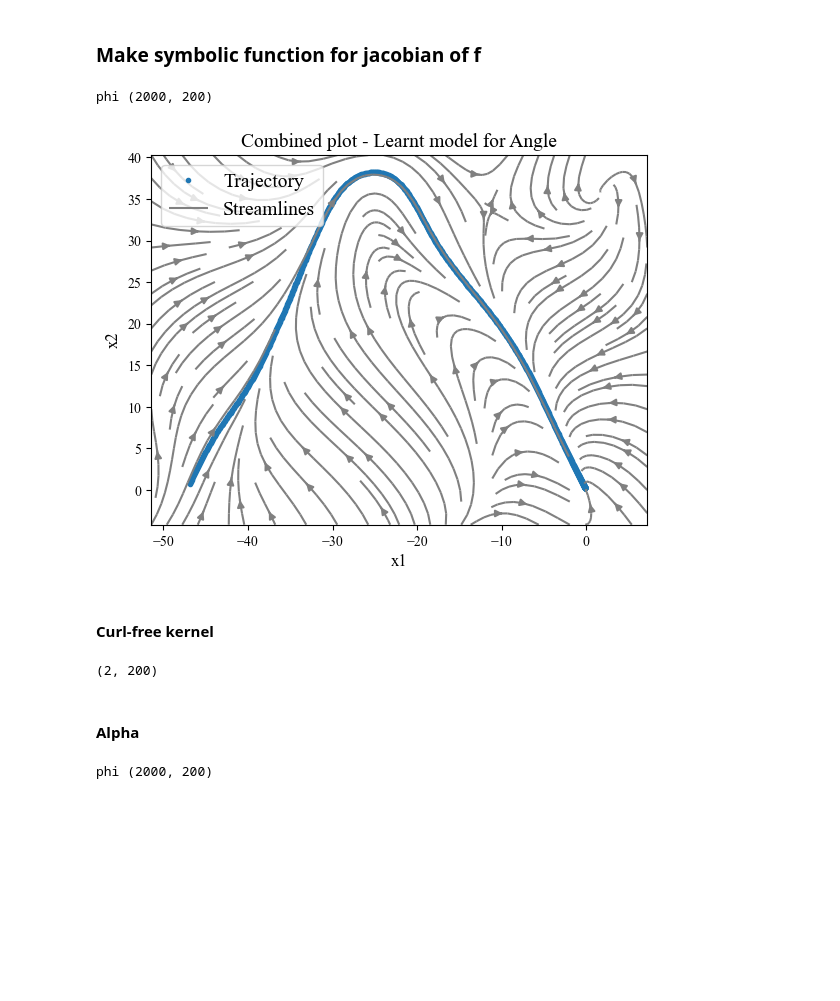
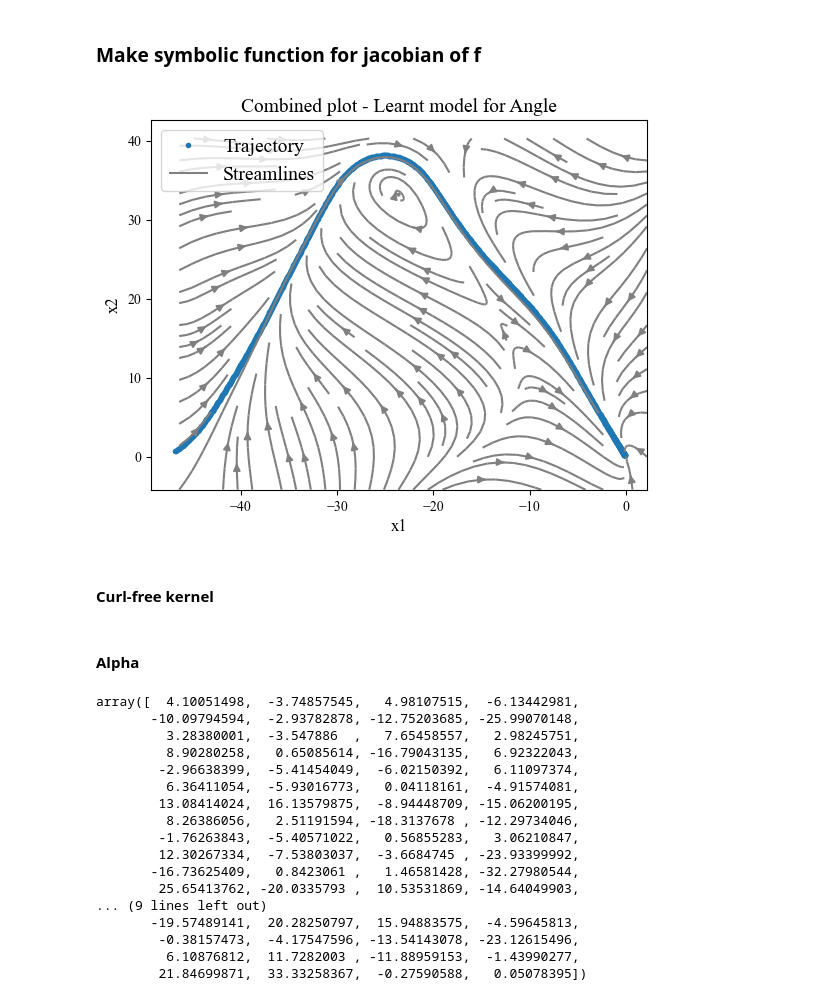
Before and after one commit to helenatp/tpk4960, a Jupyter notebook: src/LASA_handwriting.ipynb, the cells around one changed output. Saved outputs shown, nothing was run; the diff lists cells and outputs as text; code cells hidden in the pictures; blank space fills up the shorter version.

```diff
--- a/src/LASA_handwriting.ipynb
+++ b/src/LASA_handwriting.ipynb
@@ -293,7 +293,8 @@ num_of_vanish_points = np.size(x_vanish[0])
 capital_phi_z = phi_function(x_vanish, w, b, num_of_vanish_points, num_of_samples, dim_of_function)
 # Calculate P_Psi = LL^T as done by Sindhwani
 capital_phi_z = capital_phi_z.T
-P_Psi = capital_phi_z @ np.linalg.solve((capital_phi_z.T @ capital_phi_z), capital_phi_z.T)
+P_Psi = capital_phi_z @ np.linalg.inv(capital_phi_z.T @ capital_phi_z)@capital_phi_z.T
+#P_Psi = capital_phi_z @ np.linalg.solve((capital_phi_z.T @ capital_phi_z), capital_phi_z.T)
 P_Psi = np.eye(P_Psi[0].size) - P_Psi
 # Fix symmetry of matrix and buffer against numerical noise
 P_Psi = (P_Psi + P_Psi.T) / 2 + (np.eye(P_Psi[0].size)*1e-12)
@@ -341,8 +342,6 @@ def alpha_approx_with_constraint_symbolic(x_vector, y, dim, m, lam, n, mu, contr
     return alpha_var
 # %%
 alpha_symbolic = alpha_approx_with_constraint_symbolic(x_train, y_train, dim_of_function, num_of_samples, lambda_, num_of_points, mu, num_of_contraction_points, L_)
-# %% [output]
-phi (2000, 200)
 # %%
 # Create callable function for learnt dynamics (straight from working note)
 def learnt_model(t, x):
@@ -358,91 +357,85 @@ lower_bound_x1 = axes.get_xlim()[0]
 upper_bound_x1 = axes.get_xlim()[1]
 lower_bound_x2 = axes.get_ylim()[0]
 upper_bound_x2 = axes.get_ylim()[1]
 
 num_of_points_for_plot = 25
 
-x1 = np.linspace(lower_bound_x1-5, upper_bound_x1+5, num_of_points_for_plot)
+x1 = np.linspace(lower_bound_x1, upper_bound_x1, num_of_points_for_plot)
 x2 = np.linspace(lower_bound_x2, upper_bound_x2, num_of_points_for_plot)
 
 # Base point or starting point for each vector of the vector field
 [X1, X2] = np.meshgrid(x1, x2)
 
 t = 0
 u_learnt = np.zeros(X1.shape)
 v_learnt = np.zeros(X1.shape)
 
 for (i,j), value in np.ndenumerate(X1):
     Y_prime = learnt_model(t, np.array([value, X2[i, j]]))
     u_learnt[i,j] = Y_prime[0]
     v_learnt[i,j] = Y_prime[1]
 
 fig_learntmodel = plt.figure(2)
 plt.title('Combined plot - Learnt model for ' + name_of_dataset, fontsize=14)
 plt.plot(data_series[0, :], data_series[1, :], '.', linewidth=0.1)
 plt.streamplot(X1, X2, u_learnt, v_learnt, density = 1.1, color ='gray')
 plt.xlabel('x1', fontsize=12)
 plt.ylabel('x2', fontsize=12)
 plt.legend(['Trajectory', 'Streamlines'], loc = "upper left" , frameon = True , prop ={'size': 14 } )
 fig_learntmodel.show()
 #plt.savefig("../src/figures_plot/lasa_learnt_model.eps", format ="eps")
 # %% [output]
-[figure, old version]
+[figure, new version]
 # %% [markdown]
 #### Curl-free kernel
 # %%
 def psi_curl_free(x, w, b):
-    #[x,y]
     return np.sqrt(2) * np.sin(w.T*x+b)*w.T
 
-def capital_psi_curl_free(x, w, b, m, dim):
-    psi_vector_cf = np.zeros((dim*m, dim))
+def capital_psi_cf(x, w, b, m, dim):
+    psi_vector_cf = np.zeros((m, dim)) # (100,2)
     #([x1,y1],[x2,y2], ..., [x200,y200])
-    for i in range(0,m):
+    for i in range(m):
         psi_element = psi_curl_free(x, w[:,i], b[:,i])
-        psi_vector_cf[i]=psi_element
-    return np.array(psi_vector_cf)
+        psi_vector_cf[i] = psi_element
+    return np.array(psi_vector_cf).T
 
 def phi_function_cf(x, w, b, n, m, dim):
     #([x1,y1],[x2,y2], ..., [x200,y200])
-    phi = np.zeros((dim*n, dim*m))
-    psi_cf = capital_psi_curl_free(x, w, b, m, dim).T
+    phi = np.zeros((dim*n, m)) #(2,100)
+    psi_cf = capital_psi_cf(x, w, b, m, dim) #(2,100)
     phi[dim*0] = psi_cf[0]
     phi[dim*0+1] = psi_cf[1]
-    print(phi.shape)
     return phi
 
 def capital_psi_z_function_cf(x, w, b, m, dim, L):
-    # shape OK
-    psi = capital_psi_curl_free(x, w, b, m, dim)
-    return L.T @ psi
+    psi = capital_psi_cf(x, w, b, m, dim)
+    return L.T @ psi.T
 
 def capital_phi_z_function_cf(x, w, b, n, m, dim, L):
-    phi = np.zeros((dim*n, dim*m))
+    phi = np.zeros((dim*n, m))
     for i in range(0, n):
         psi = capital_psi_z_function_cf(x[:,i], w, b, m, dim, L)
         phi[dim*i] = psi.T[0]
         phi[dim*i+1] = psi.T[1]
-    print('phi', phi.shape)
     return phi
 
 x_vanish = x_train[:,-1]
 num_of_vanish_points = np.size(x_vanish[0])
 capital_phi_z = phi_function_cf(x_vanish, w, b, num_of_vanish_points, num_of_samples, dim_of_function)
 capital_phi_z = capital_phi_z.T
-P_Psi = capital_phi_z @ np.linalg.solve((capital_phi_z.T @ capital_phi_z), capital_phi_z.T)
+P_Psi = capital_phi_z @ np.linalg.inv(capital_phi_z.T @ capital_phi_z)@capital_phi_z.T
 P_Psi = np.eye(P_Psi[0].size) - P_Psi
 P_Psi = (P_Psi + P_Psi.T) / 2 + (np.eye(P_Psi[0].size)*1e-12) # Fix symmetry of matrix and buffer against numerical noise
 L_ = np.linalg.cholesky(P_Psi)
 
 def psi_jacobi_cf(x_vec, w, b, m, dim, L):
-    psi_vector_cf = np.zeros((dim*m, dim))
-    for i in range(0,m):
-        psi_vector_cf[i] = np.sin(w[:, i].T@x_vec + b[:, i])*w[:, i]
+    psi_vector_cf = np.zeros((m,dim))
+    for i in range(m):
+        psi_vector_cf[i] = np.sin(w[:, i].T@x_vec + b[:, i])*w[:, i].T
     psi = np.sqrt(2/m) * psi_vector_cf
-    psi_L = L.T @ psi
+    psi_L = L.T @ psi # Shape OK
     return psi_L.T
-# %% [output]
-(2, 200)
 # %% [markdown]
 #### Alpha
 # %%
@@ -475,9 +467,27 @@ def alpha_approx_with_constraint_symbolic(x_vector, y, dim, m, lam, n, mu, contr
     alpha_var = alpha_var.np.reshape((-1,))
     return alpha_var
 # %%
-alpha_symbolic = alpha_approx_with_constraint_symbolic(x_train, y_train, dim_of_function, num_of_samples, lambda_, num_of_points, mu, num_of_contraction_points, L_)
+alpha_symbolic_cf = alpha_approx_with_constraint_symbolic_cf(x_train, y_train, dim_of_function, num_of_samples, lambda_, num_of_points, mu, num_of_contraction_points, L_)
-# %% [output]
-phi (2000, 200)
+# %%
+alpha_symbolic_cf
+# %% [output]
+array([  4.10051498,  -3.74857545,   4.98107515,  -6.13442981,
+       -10.09794594,  -2.93782878, -12.75203685, -25.99070148,
+         3.28380001,  -3.547886  ,   7.65458557,   2.98245751,
+         8.90280258,   0.65085614, -16.79043135,   6.92322043,
+        -2.96638399,  -5.41454049,  -6.02150392,   6.11097374,
+         6.36411054,  -5.93016773,   0.04118161,  -4.91574081,
+        13.08414024,  16.13579875,  -8.94448709, -15.06200195,
+         8.26386056,   2.51191594, -18.3137678 , -12.29734046,
+        -1.76263843,  -5.40571022,   0.56855283,   3.06210847,
+        12.30267334,  -7.53803037,  -3.6684745 , -23.93399992,
+       -16.73625409,   0.8423061 ,   1.46581428, -32.27980544,
+        25.65413762, -20.0335793 ,  10.53531869, -14.64049903,
+... (9 lines left out)
+       -19.57489141,  20.28250797,  15.94883575,  -4.59645813,
+        -0.38157473,  -4.17547596, -13.54143078, -23.12615496,
+         6.10876812,  11.7282003 , -11.88959153,  -1.43990277,
+        21.84699871,  33.33258367,  -0.27590588,   0.05078395])
 # %%
 # Create callable function for learnt dynamics (straight from working note)
 def learnt_model(t, x):
```
Also changed, not shown: parts of 5 cells of this notebook, 1 other file.
